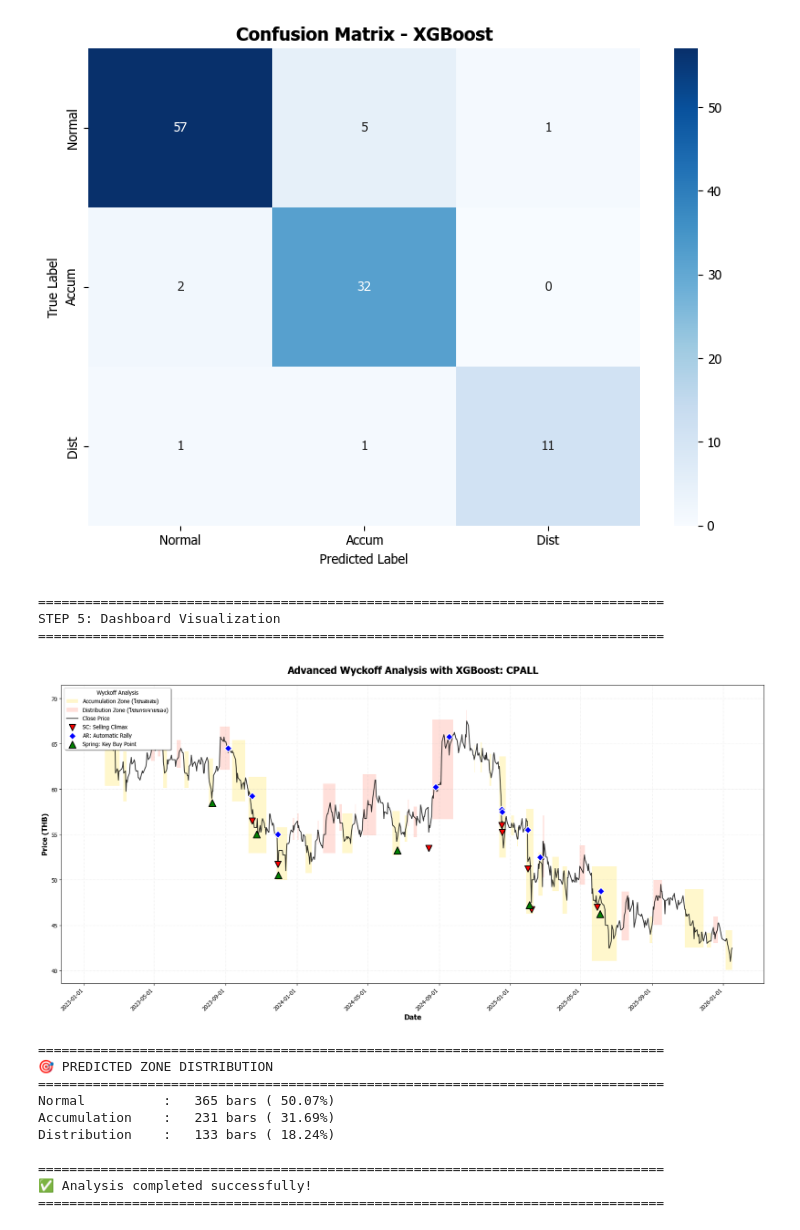
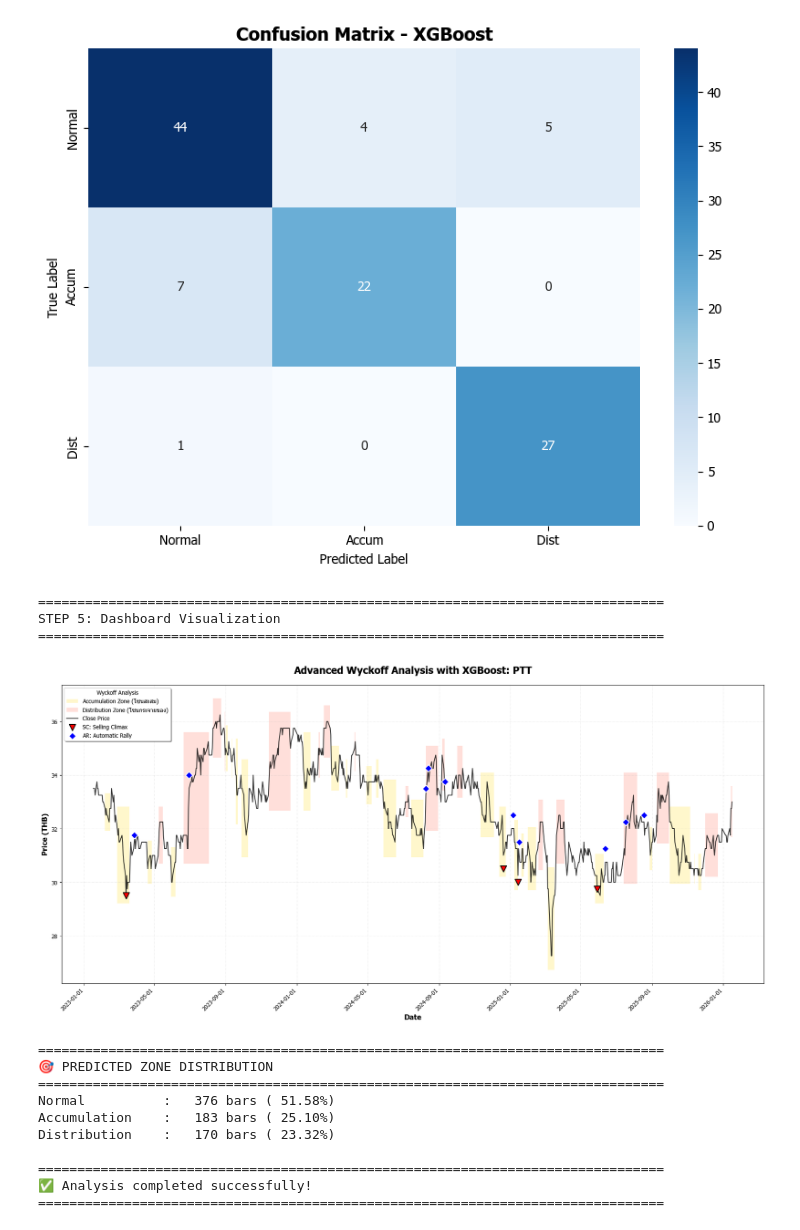
Before and after one commit to hilmanyusoh/stock_pattern, a Jupyter notebook: model/wyckoff_ml.ipynb, the cells around one changed output. Saved outputs shown, nothing was run; the diff lists cells and outputs as text; code cells hidden in the pictures.

```diff
--- a/model/wyckoff_ml.ipynb
+++ b/model/wyckoff_ml.ipynb
@@ -20,7 +20,7 @@ warnings.filterwarnings('ignore')
 # ========================================
 CASSANDRA_HOST = '127.0.0.1'
 CASSANDRA_PORT = 9042
-SYMBOL = 'CPALL'
+SYMBOL = 'PTT'
 
 # ========================================
 # 2. Data Loading
@@ -575,14 +575,14 @@ Mean CV Score: 0.8252 (+/- 0.1592)
-[figure, old version]
+[figure, new version]
 ================================================================================
 STEP 5: Dashboard Visualization
 ================================================================================
-[figure, old version]
+[figure, new version]
 ================================================================================
 🎯 PREDICTED ZONE DISTRIBUTION
 ================================================================================
-Normal          :   365 bars ( 50.07%)
-Accumulation    :   231 bars ( 31.69%)
-Distribution    :   133 bars ( 18.24%)
+Normal          :   376 bars ( 51.58%)
+Accumulation    :   183 bars ( 25.10%)
+Distribution    :   170 bars ( 23.32%)
 
 ================================================================================
 ✅ Analysis completed successfully!
```
Also changed, not shown: parts of 1 cell of this notebook, 7 other files.
